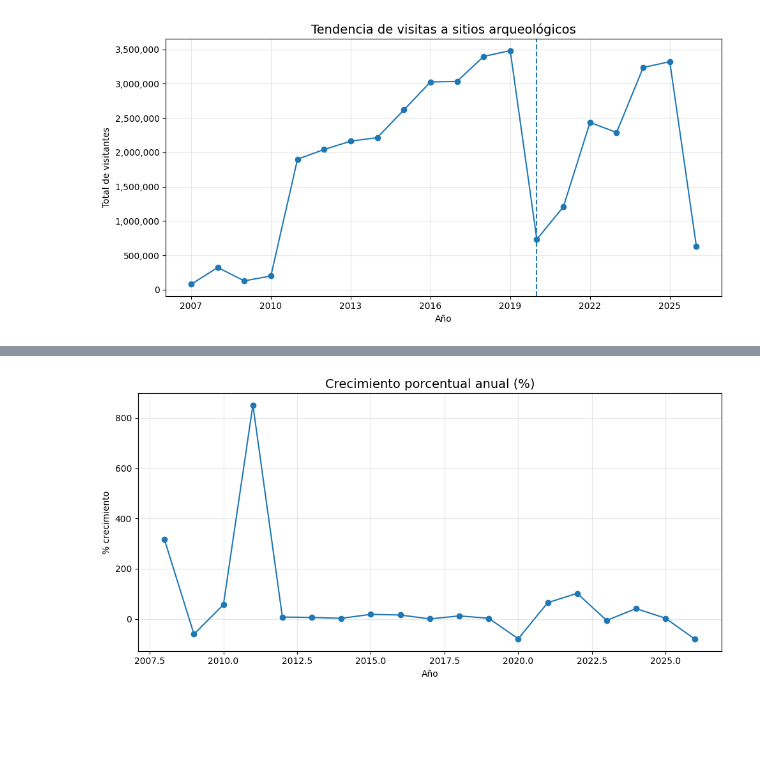
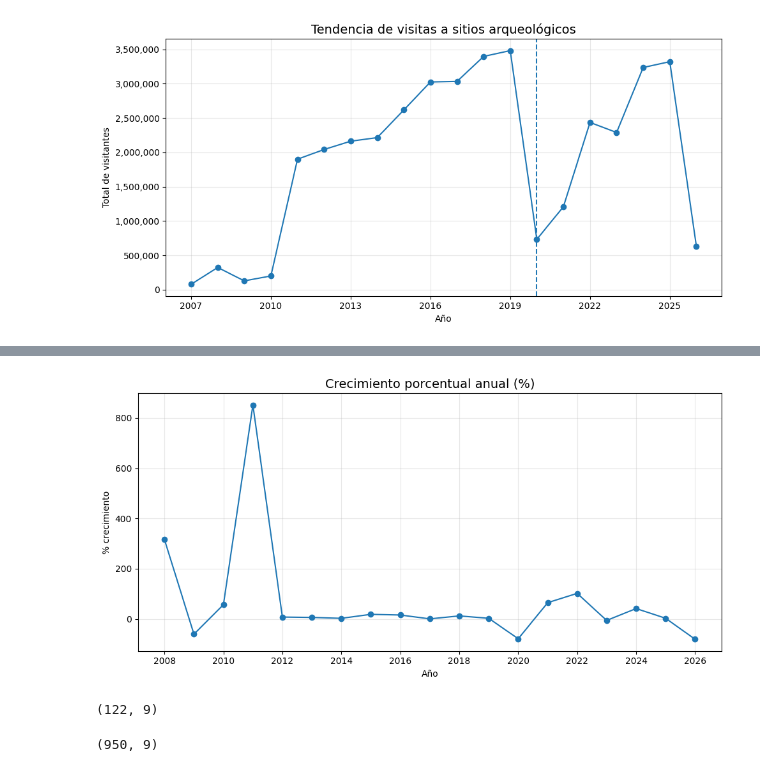
Before and after one commit to Taniice/Analisis-Visitantes-a-Sitios-Arqueologicos, a Jupyter notebook: Analisis_Visitas_a_Sitios_Arqueologicos.ipynb, the cells around one changed output, grey strips where cells are left out. Drawn from its saved outputs; the diff is of its cells as text; code cells hidden in the pictures; blank space fills up the shorter version.

```diff
--- a/Analisis_Visitas_a_Sitios_Arqueologicos.ipynb
+++ b/Analisis_Visitas_a_Sitios_Arqueologicos.ipynb
@@ -215,21 +270,33 @@ plt.show()
 # %%
 # 11. ANÁLISIS: CRECIMIENTO ANUAL
 
 # Asegurar orden por año (IMPORTANTE)
 visitas_anio = visitas_anio.sort_index()
 
 # Calcular crecimiento %
 crecimiento = visitas_anio.pct_change() * 100
 
 plt.figure(figsize=(10,5))
 crecimiento.plot(marker='o')
 
+#Ponemos a enteros los años
+ax = plt.gca()
+ax.xaxis.set_major_locator(ticker.MaxNLocator(integer=True))
+
 plt.title("Crecimiento porcentual anual (%)", fontsize=14)
 plt.xlabel("Año")
 plt.ylabel("% crecimiento")
 
 plt.grid(alpha=0.3)
 plt.tight_layout()
 plt.show()
 # %% [output]
-[figure, old version]
+[figure, new version]
+# %%
+df[df['anio'] == 2010].shape
+# %% [output]
+(122, 9)
+# %%
+df[df['anio'] == 2011].shape
+# %% [output]
+(950, 9)
```
Also changed, not shown: parts of 11 cells of this notebook.
